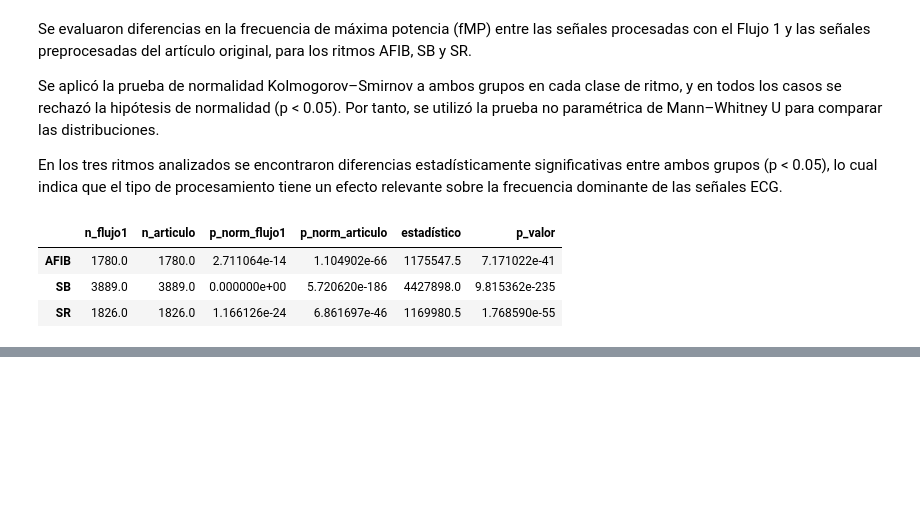
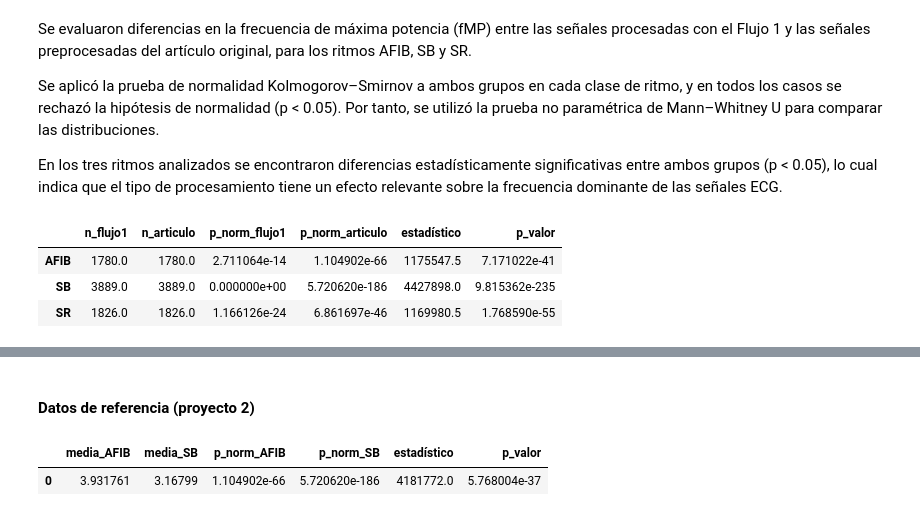
Before and after one commit to LisethTiria/Biosenales-2025-1, a Jupyter notebook: Proyecto3_ecg/proyecto3_denoised.ipynb, the cells around one changed output, grey strips where cells are left out. Saved outputs shown, nothing was run; the diff lists cells and outputs as text; code cells hidden in the pictures; blank space fills up the shorter version.

```diff
--- a/Proyecto3_ecg/proyecto3_denoised.ipynb
+++ b/Proyecto3_ecg/proyecto3_denoised.ipynb
@@ -345,0 +421,28 @@ df_resultado_final
+# %% [markdown]
+#### Datos de referencia (proyecto 2)
+# %%
+# Filtrar señales del artículo (Proyecto 2) para SB y AFIB
+df_afib_art = df_fmp_previos[df_fmp_previos["Ritmo"] == "AFIB"]["fMP_previa"]
+df_sb_art = df_fmp_previos[df_fmp_previos["Ritmo"] == "SB"]["fMP_previa"]
+
+# Prueba de normalidad (Kolmogorov–Smirnov)
+p_norm_afib = kstest(df_afib_art, 'norm', args=(df_afib_art.mean(), df_afib_art.std())).pvalue
+p_norm_sb = kstest(df_sb_art, 'norm', args=(df_sb_art.mean(), df_sb_art.std())).pvalue
+
+# Prueba de hipótesis (Mann–Whitney U)
+stat, p_mw = mannwhitneyu(df_afib_art, df_sb_art, alternative='two-sided')
+
+# Construir DataFrame resumen
+tabla_resultados_articulo = pd.DataFrame({
+    "media_AFIB": [df_afib_art.mean()],
+    "media_SB": [df_sb_art.mean()],
+    "p_norm_AFIB": [p_norm_afib],
+    "p_norm_SB": [p_norm_sb],
+    "estadístico": [stat],
+    "p_valor": [p_mw]
+})
+
+tabla_resultados_articulo
+# %% [output]
+|  | media_AFIB | media_SB | p_norm_AFIB | p_norm_SB | estadístico | p_valor |
+| 0 | 3.931761 | 3.16799 | 1.104902e-66 | 5.720620e-186 | 4181772.0 | 5.768004e-37 |
```
Also changed, not shown: parts of 12 cells of this notebook.
